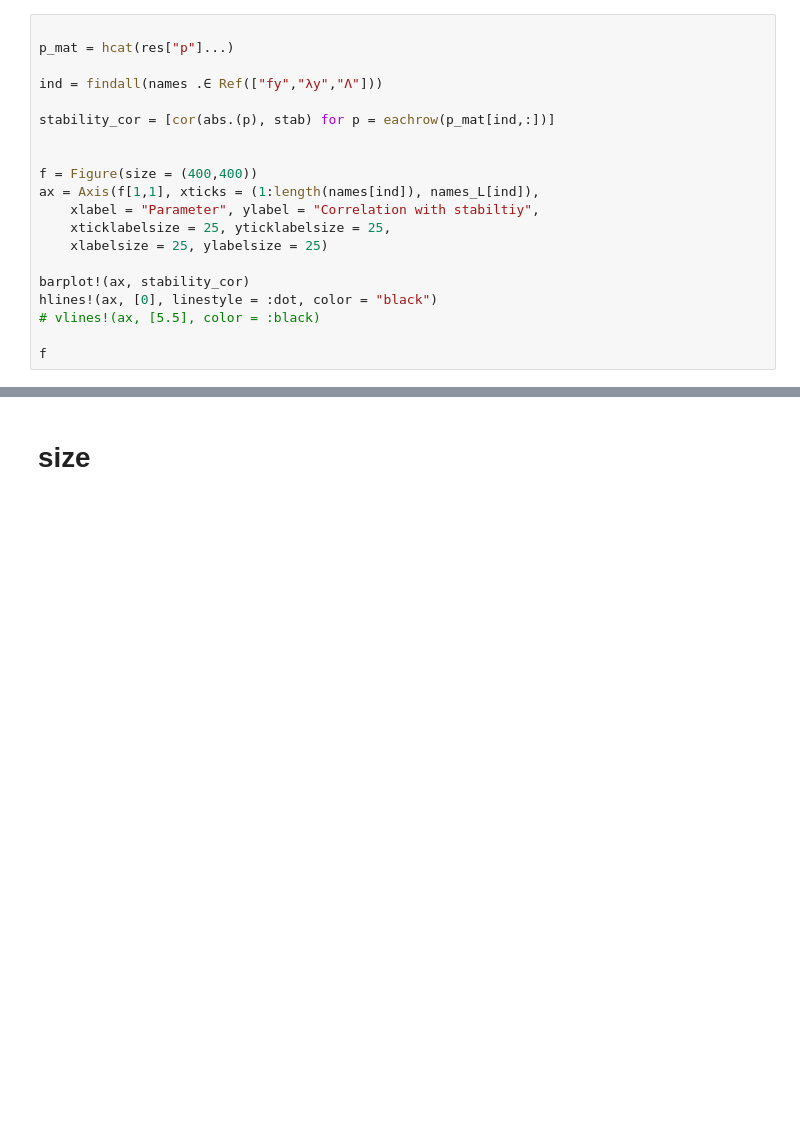
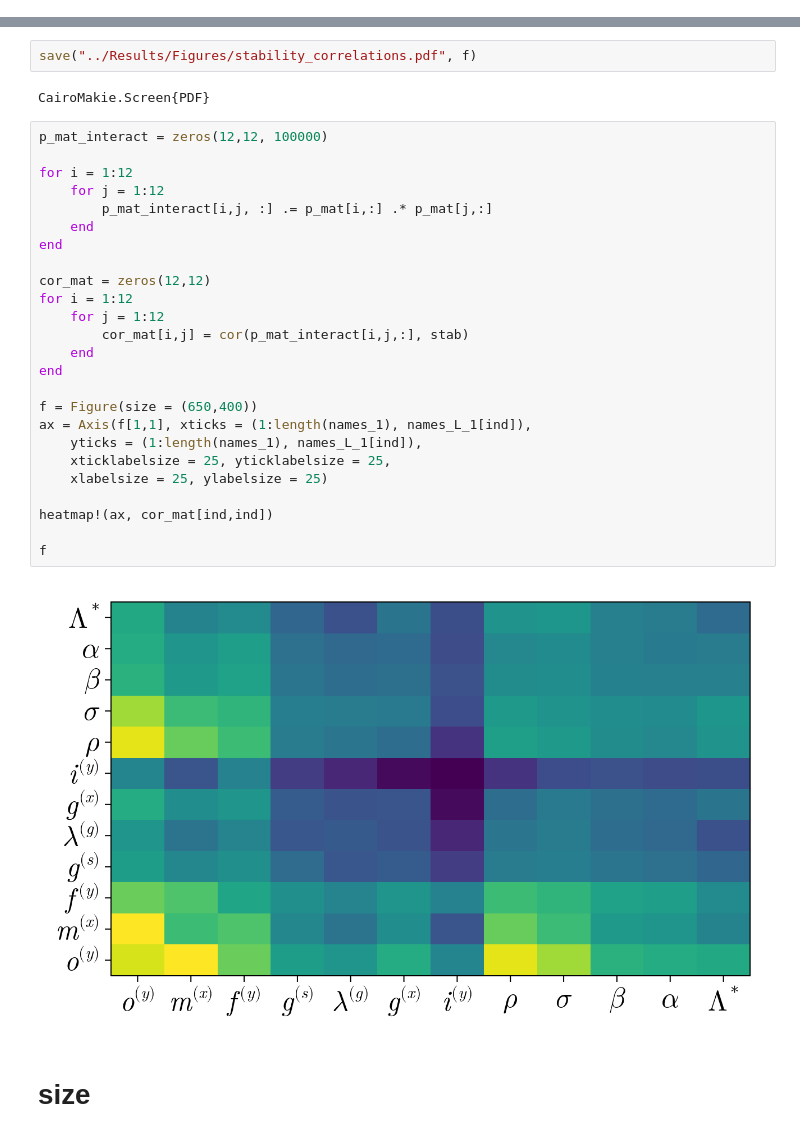
Before and after one commit to CleggTom/MiCRM_stability, a Jupyter notebook: Notebooks/Untitled1.ipynb, the cells around one changed output, grey strips where cells are left out. Drawn from its saved outputs; the diff is of its cells as text; blank space fills up the shorter version.

```diff
--- a/Notebooks/Untitled1.ipynb
+++ b/Notebooks/Untitled1.ipynb
@@ -88,20 +122,0 @@ CairoMakie.Screen{PDF}
-# %%
-
-p_mat = hcat(res["p"]...)
-
-ind = findall(names .∈ Ref(["fy","λy","Λ"]))
-
-stability_cor = [cor(abs.(p), stab) for p = eachrow(p_mat[ind,:])]
-
-
-f = Figure(size = (400,400))
-ax = Axis(f[1,1], xticks = (1:length(names[ind]), names_L[ind]),
-    xlabel = "Parameter", ylabel = "Correlation with stabiltiy",
-    xticklabelsize = 25, yticklabelsize = 25,
-    xlabelsize = 25, ylabelsize = 25)
-
-barplot!(ax, stability_cor)
-hlines!(ax, [0], linestyle = :dot, color = "black")
-# vlines!(ax, [5.5], color = :black)
-
-f
@@ -142,2 +123,33 @@ f
+# %%
+save("../Results/Figures/stability_correlations.pdf", f)
+# %% [output]
+CairoMakie.Screen{PDF}
+# %%
+p_mat_interact = zeros(12,12, 100000)
+
+for i = 1:12
+    for j = 1:12
+        p_mat_interact[i,j, :] .= p_mat[i,:] .* p_mat[j,:]
+    end
+end
+
+cor_mat = zeros(12,12)
+for i = 1:12
+    for j = 1:12
+        cor_mat[i,j] = cor(p_mat_interact[i,j,:], stab)
+    end
+end
+
+f = Figure(size = (650,400))
+ax = Axis(f[1,1], xticks = (1:length(names_1), names_L_1[ind]),
+    yticks = (1:length(names_1), names_L_1[ind]),
+    xticklabelsize = 25, yticklabelsize = 25,
+    xlabelsize = 25, ylabelsize = 25)
+
+heatmap!(ax, cor_mat[ind,ind])
+
+f
+# %% [output]
+[figure, added]
 # %% [markdown]
 # size
```
Also changed, not shown: parts of 20 cells of this notebook, 3 other files.
